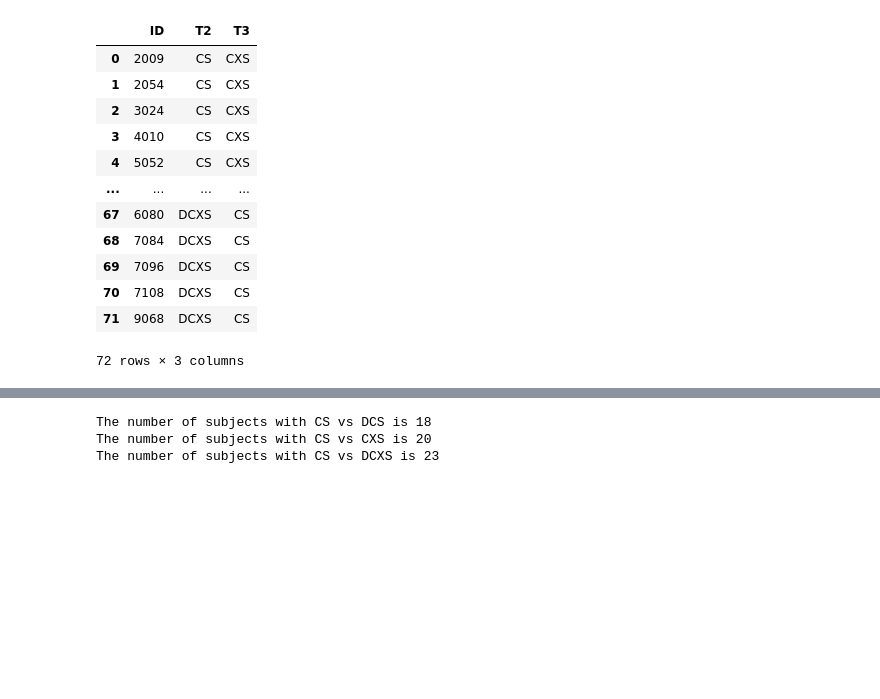
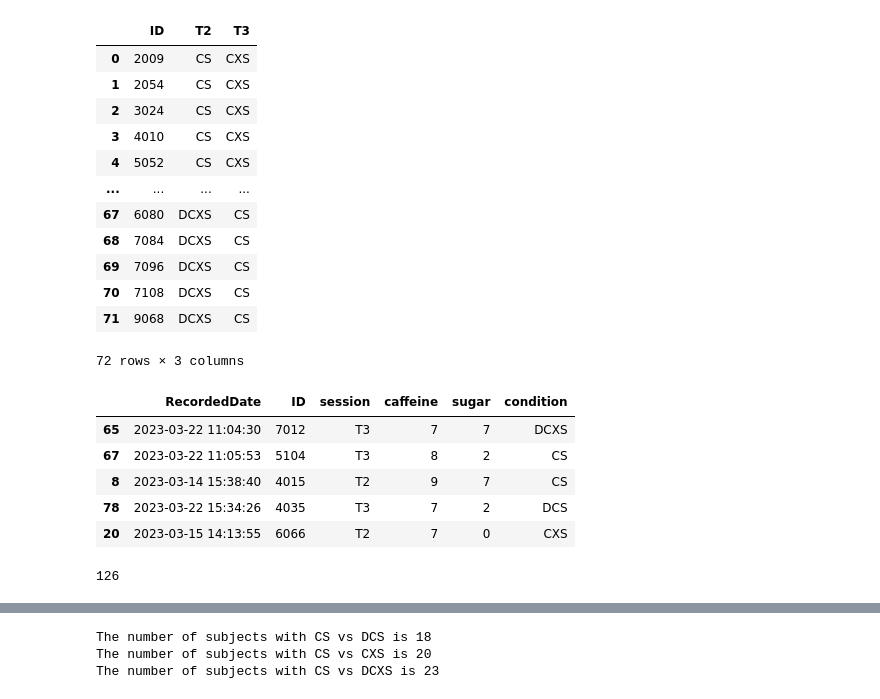
Before and after one commit to jaimemcc/energy-drink, a Jupyter notebook: scripts/taste_scores.ipynb, the cells around one changed output, grey strips where cells are left out. Saved outputs shown, nothing was run; the diff lists cells and outputs as text; code cells hidden in the pictures; blank space fills up the shorter version.

```diff
--- a/scripts/taste_scores.ipynb
+++ b/scripts/taste_scores.ipynb
@@ -58,3 +46,50 @@ df_qual = df_qual.query("ID in @IDs")
+# %%
+def tweak_key(df):
+    return(df
+           .drop(df.index[df.ID == 2018])
+           .assign(ID=lambda df_: df_.ID.astype(str))
+           .melt(id_vars="ID")
+           .rename(columns={"variable": "session",
+                            "value": "condition"})
+           .assign(session=lambda df_: df_.session.astype("category"),
+                   condition=lambda df_: df_.condition.astype("category"))
+          )
+
+def tweak_qual(df, df_key):
+    IDs = df_key.ID.unique()
+
+    return(df
+           .rename(columns={"Q1_1": "caffeine", "Q1_2": "sugar"})
+           .replace({"1st test": "T1", "2nd test": "T2", "3rd test": "T3"})
+           .query("ID in @IDs")
+           .assign(session=lambda df_: df_.session.astype("category"),
+                   caffeine=lambda df_: df_.caffeine.astype("uint8"),
+                   sugar=lambda df_: df_.sugar.astype("uint8"))
+           .merge(df_key)
+
+          )
+
+
+KEYFILE = "key.csv"
+df_key = pd.read_csv("..\data\{}".format(KEYFILE))
+df_key = tweak_key(df_key)
+
+QUALFILE = "ED_Main_Spring_2023_March+31,+2023_13.40.csv"
+df_qual = pd.read_csv("..\data\{}".format(QUALFILE))
+df_qual = tweak_qual(df_qual, df_key)
+
+df_qual.sample(5)
+# %% [output]
+|  | RecordedDate | ID | session | caffeine | sugar | condition |
+| 65 | 2023-03-22 11:04:30 | 7012 | T3 | 7 | 7 | DCXS |
+| 67 | 2023-03-22 11:05:53 | 5104 | T3 | 8 | 2 | CS |
+| 8 | 2023-03-14 15:38:40 | 4015 | T2 | 9 | 7 | CS |
+| 78 | 2023-03-22 15:34:26 | 4035 | T3 | 7 | 2 | DCS |
+| 20 | 2023-03-15 14:13:55 | 6066 | T2 | 7 | 0 | CXS |
+# %%
+len(df_qual)
+# %% [output]
+126
 # %%
 print("The number of T1 rows is {}.".format(sum(df_qual.session == "T1")))
 print("The number of T2 rows is {}.".format(sum(df_qual.session == "T2")))
```
Also changed, not shown: parts of 10 cells of this notebook, 2 other files.
